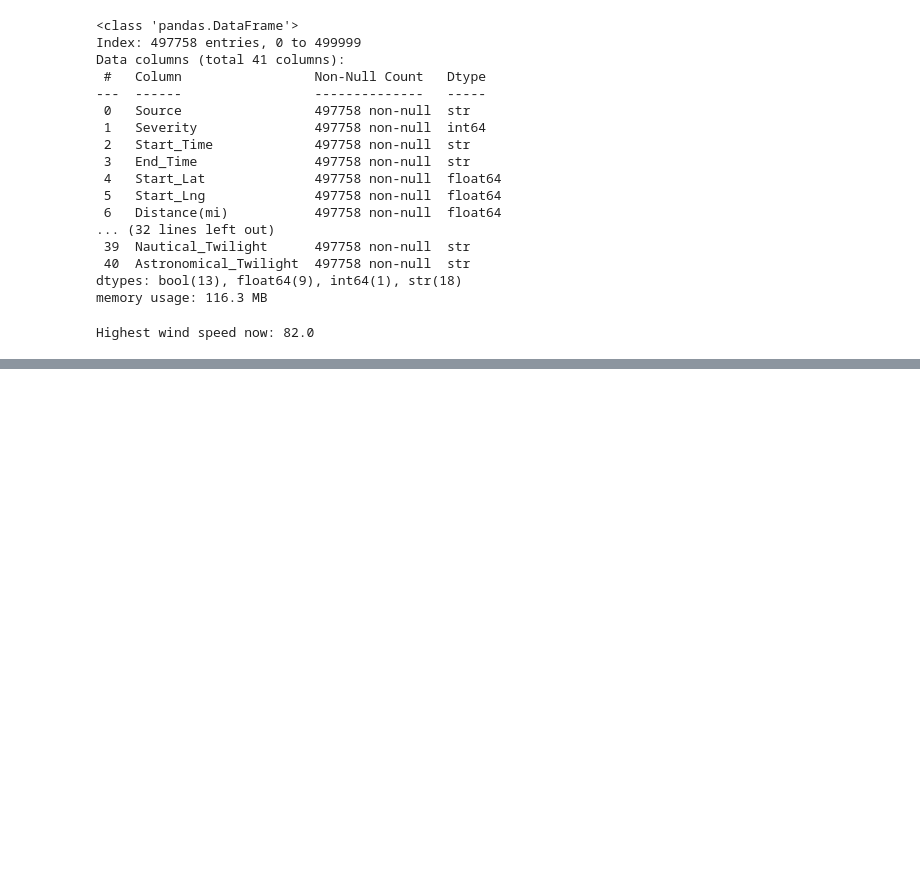
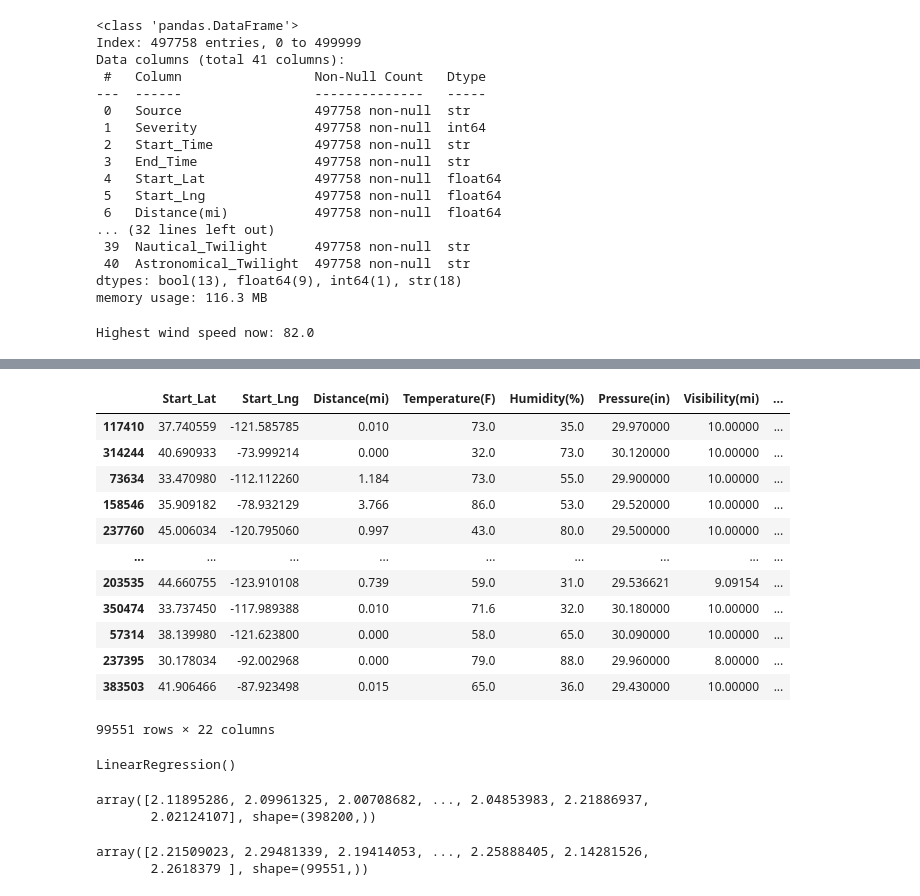
Before and after one commit to AnthonyP3N/Need4Speed-Datathon-2026, a Jupyter notebook: main.ipynb, the cells around one changed output, grey strips where cells are left out. Drawn from its saved outputs; the diff is of its cells as text; code cells hidden in the pictures; blank space fills up the shorter version.

```diff
--- a/main.ipynb
+++ b/main.ipynb
@@ -183,0 +216,24 @@ pyplt.show()
+# %%
+X_test
+# %% [output]
+|  | Start_Lat | Start_Lng | Distance(mi) | Temperature(F) | Humidity(%) | Pressure(in) | Visibility(mi) | ... |
+| 117410 | 37.740559 | -121.585785 | 0.010 | 73.0 | 35.0 | 29.970000 | 10.00000 | ... |
+| 314244 | 40.690933 | -73.999214 | 0.000 | 32.0 | 73.0 | 30.120000 | 10.00000 | ... |
+| 73634 | 33.470980 | -112.112260 | 1.184 | 73.0 | 55.0 | 29.900000 | 10.00000 | ... |
+| 158546 | 35.909182 | -78.932129 | 3.766 | 86.0 | 53.0 | 29.520000 | 10.00000 | ... |
+| 237760 | 45.006034 | -120.795060 | 0.997 | 43.0 | 80.0 | 29.500000 | 10.00000 | ... |
+| ... | ... | ... | ... | ... | ... | ... | ... | ... |
+| 203535 | 44.660755 | -123.910108 | 0.739 | 59.0 | 31.0 | 29.536621 | 9.09154 | ... |
+| 350474 | 33.737450 | -117.989388 | 0.010 | 71.6 | 32.0 | 30.180000 | 10.00000 | ... |
+| 57314 | 38.139980 | -121.623800 | 0.000 | 58.0 | 65.0 | 30.090000 | 10.00000 | ... |
+| 237395 | 30.178034 | -92.002968 | 0.000 | 79.0 | 88.0 | 29.960000 | 8.00000 | ... |
+| 383503 | 41.906466 | -87.923498 | 0.015 | 65.0 | 36.0 | 29.430000 | 10.00000 | ... |
+99551 rows × 22 columns
+# %%
+from sklearn.linear_model import LinearRegression
+
+lr = LinearRegression()
+lr.fit
+lr.fit(X_train, y_train)
+# %% [output]
+LinearRegression()
@@ -183,0 +243,10 @@ pyplt.show()
+# %%
+y_lr_train_pred
+# %% [output]
+array([2.11895286, 2.09961325, 2.00708682, ..., 2.04853983, 2.21886937,
+       2.02124107], shape=(398200,))
+# %%
+y_lr_test_pred
+# %% [output]
+array([2.21509023, 2.29481339, 2.19414053, ..., 2.25888405, 2.14281526,
+       2.2618379 ], shape=(99551,))
```
Also changed, not shown: parts of 24 cells of this notebook.
